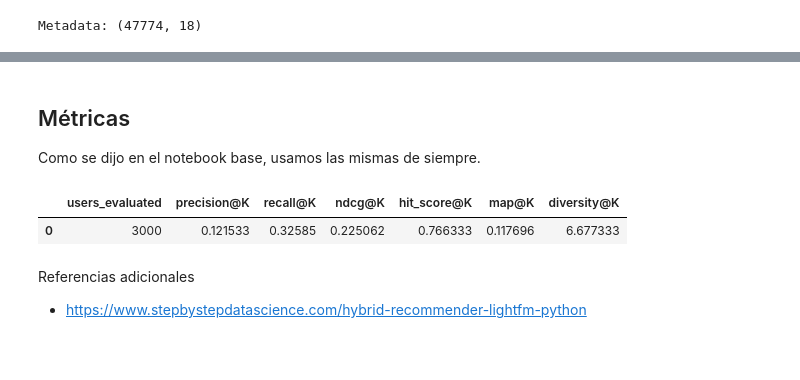
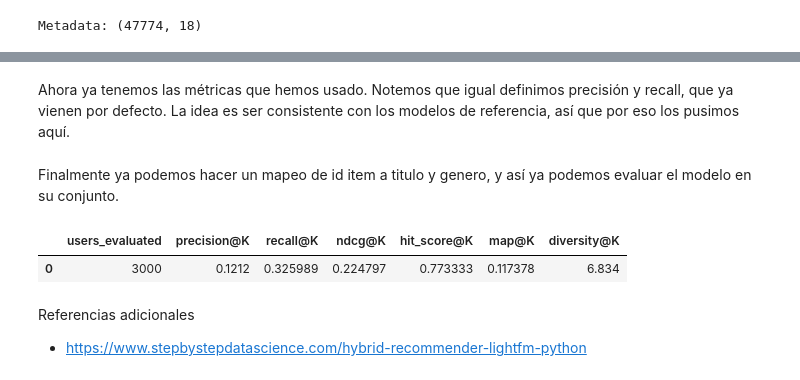
Before and after one commit to panchouc/Proyecto_RecSys, a Jupyter notebook: modelo_lightfm/LightFM_base.ipynb, the cells around one changed output, grey strips where cells are left out. Drawn from its saved outputs; the diff is of its cells as text; code cells hidden in the pictures; blank space fills up the shorter version.

Commit message:
Cambios textos y nombre lightfm

```diff
--- a/modelo_hibrido/LightFM_features_cat.ipynb
+++ b/modelo_lightfm/LightFM_base.ipynb
@@ -26,0 +258,11 @@ La idea ahora será alimentar LightFM con features de los videojuegos. Seguimos
+# %%
+model_final = LightFM(
+    loss=LOSS_FUNCTION,
+    no_components=NO_COMPONENTS,
+    learning_rate=LEARNING_RATE,
+    item_alpha=ITEM_ALPHA,
+    user_alpha=USER_ALPHA,
+    random_state=SEED
+)
+
+model_final.fit(train_interactions, epochs=20, num_threads=8)
@@ -27,15 +297,6 @@ La idea ahora será alimentar LightFM con features de los videojuegos. Seguimos
 # %%
-DATA_PATH_RATINGS = "video_game_reviews_with_userid_clean.csv"
-DATA_PATH_METADATA = "video_game_reviews.csv"
-
-SEED = 42
-TEST_PERCENTAGE = 0.25
-K = 10
-NO_THREADS = 8
-NO_EPOCHS = 20
-
-ratings = pd.read_csv(DATA_PATH_RATINGS)
-metadata = pd.read_csv(DATA_PATH_METADATA)
+ratings = pd.read_csv("video_game_reviews_with_userid_clean.csv")
+metadata = pd.read_csv("video_game_reviews.csv")
 
 ratings = ratings.rename(columns={
     "user_id": "userID",
@@ -247,11 +341,0 @@ USER_ALPHA = 1e-6
-# %%
-model_final = LightFM(
-    loss=LOSS_FUNCTION,
-    no_components=NO_COMPONENTS,
-    learning_rate=LEARNING_RATE,
-    item_alpha=ITEM_ALPHA,
-    user_alpha=USER_ALPHA,
-    random_state=SEED
-)
-
-model_final.fit(train_interactions2, epochs=20, num_threads=8)
@@ -287,6 +342,6 @@ print(list(user_mapping.keys())[:5])
 # %%
 # mapeos para convertir entre índices internos y ids originales
-user_id_map, user_feat_map, item_id_map, item_feat_map = dataset2.mapping()
+user_id_map, user_feat_map, item_id_map, item_feat_map = dataset.mapping()
 inv_item_id_map = {v: k for k, v in item_id_map.items()}
 inv_user_id_map = {v: k for k, v in user_id_map.items()}
 
@@ -331,7 +386,7 @@ example_user_internal_id = 2
 res = recommend_for_user(
     model=model_final,
     user_internal_id=example_user_internal_id,
-    train_interactions=train_interactions2,
+    train_interactions=train_interactions,
     K=K
 )
 
@@ -378,7 +433,5 @@ recomendaciones para el usuario 1131:
-# %% [markdown]
-## Métricas
-
-Como se dijo en el notebook base, usamos las mismas de siempre.
+# %% [markdown]
+Ahora ya tenemos las métricas que hemos usado. Notemos que igual definimos precisión y recall, que ya vienen por defecto. La idea es ser consistente con los modelos de referencia, así que por eso los pusimos aquí.
 # %%
 def precision_at_k(rec_k, rel_set):
     if len(rec_k) == 0:
@@ -423,6 +476,8 @@ def diversity_at_k(rec_k_dict, info_videojuegos):
         generos = {info_videojuegos[i][1] for i in recs if i in info_videojuegos}
         diversidades.append(len(generos))
     return np.mean(diversidades) if diversidades else np.nan
+# %% [markdown]
+Finalmente ya podemos hacer un mapeo de id item a titulo y genero, y así ya podemos evaluar el modelo en su conjunto.
 # %%
 itemid2title = dict(metadata[["itemID", "GameTitle"]].drop_duplicates("itemID").values)
 itemid2genre = dict(metadata[["itemID", "Genre"]].drop_duplicates("itemID").values)
@@ -491,36 +546,36 @@ def evaluar_metricas(
 
     df_users = pd.DataFrame(rows_user)
     global_metrics = {
         "users_evaluated": int(df_users.shape[0]),
         "precision@K": float(df_users["precision@K"].mean()) if not df_users.empty else np.nan,
         "recall@K": float(df_users["recall@K"].mean()) if not df_users.empty else np.nan,
         "ndcg@K": float(df_users["ndcg@K"].mean()) if not df_users.empty else np.nan,
         "hit_score@K": float(df_users["hit_score@K"].mean()) if not df_users.empty else np.nan,
         "map@K": float(df_users["map@K"].mean()) if not df_users.empty else np.nan
     }
 
     if info_videojuegos is not None and len(info_videojuegos) > 0:
         global_metrics["diversity@K"] = float(diversity_at_k(rec_k_dict, info_videojuegos))
     else:
         global_metrics["diversity@K"] = np.nan
 
     df_global = pd.DataFrame([global_metrics])
 
     return df_global
 
 df_global = evaluar_metricas(
     model=model_final,
-    train_interactions=train_interactions2,
-    test_interactions=test_interactions2,
+    train_interactions=train_interactions,
+    test_interactions=test_interactions,
     K=K,
     num_threads=NO_THREADS,
     info_videojuegos=info_videojuegos
 )
 
 display(df_global)
 # %% [output]
 |  | users_evaluated | precision@K | recall@K | ndcg@K | hit_score@K | map@K | diversity@K |
-| 0 | 3000 | 0.121533 | 0.32585 | 0.225062 | 0.766333 | 0.117696 | 6.677333 |
+| 0 | 3000 | 0.1212 | 0.325989 | 0.224797 | 0.773333 | 0.117378 | 6.834 |
 # %% [markdown]
 Referencias adicionales
 - https://www.stepbystepdatascience.com/hybrid-recommender-lightfm-python
```
Also changed, not shown: parts of 44 cells of this notebook, 7 other files.
